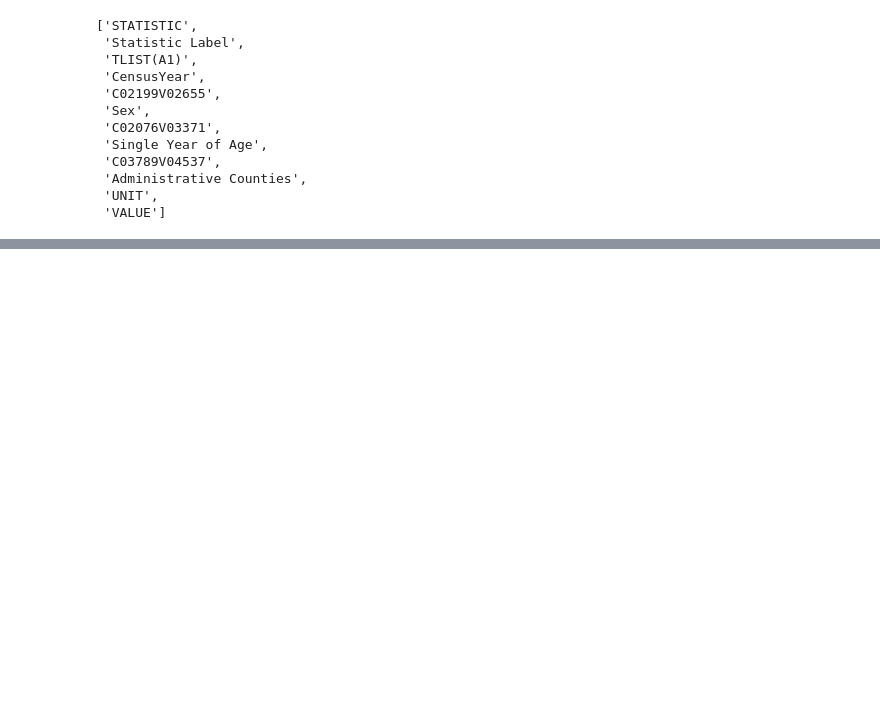
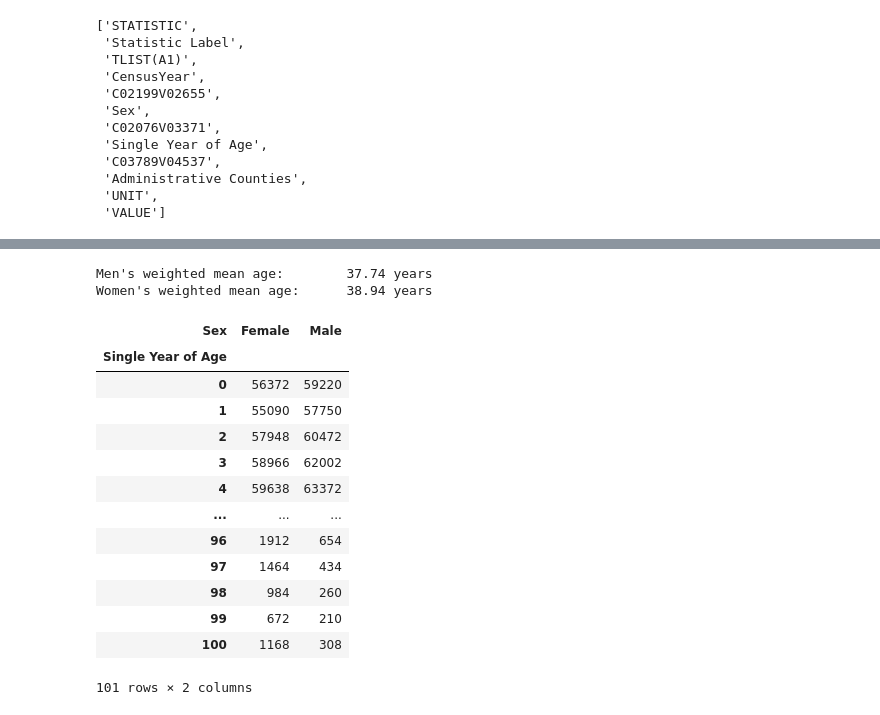
Before and after one commit to irenecelebrin/programming-for-data-analytics, a Jupyter notebook: my-tasks/assignment05-population.ipynb, the cells around one changed output, grey strips where cells are left out. Saved outputs shown, nothing was run; the diff lists cells and outputs as text; code cells hidden in the pictures; blank space fills up the shorter version.

```diff
--- a/my-tasks/assignment05-population.ipynb
+++ b/my-tasks/assignment05-population.ipynb
@@ -97,0 +118,11 @@ df.tail(10)
+# %%
+# weighted_age_average by sex. See: https://numpy.org/doc/2.1/reference/generated/numpy.average.html
+
+male_weighted_age = np.average(male_age, weights = male_wt)
+female_weighted_age = np.average(female_age, weights = female_wt)
+
+
+print(f"Men's weighted mean age:\t{male_weighted_age:.2f} years\nWomen's weighted mean age:\t{female_weighted_age:.2f} years")
+# %% [output]
+Men's weighted mean age:        37.74 years
+Women's weighted mean age:      38.94 years
@@ -97,0 +141,18 @@ df.tail(10)
+# %%
+# show pivot table
+df_analysis
+# %% [output]
+| Sex | Female | Male |
+| Single Year of Age |  |  |
+| 0 | 56372 | 59220 |
+| 1 | 55090 | 57750 |
+| 2 | 57948 | 60472 |
+| 3 | 58966 | 62002 |
+| 4 | 59638 | 63372 |
+| ... | ... | ... |
+| 96 | 1912 | 654 |
+| 97 | 1464 | 434 |
+| 98 | 984 | 260 |
+| 99 | 672 | 210 |
+| 100 | 1168 | 308 |
+101 rows × 2 columns
```
Also changed, not shown: parts of 13 cells of this notebook, 2 other files.
